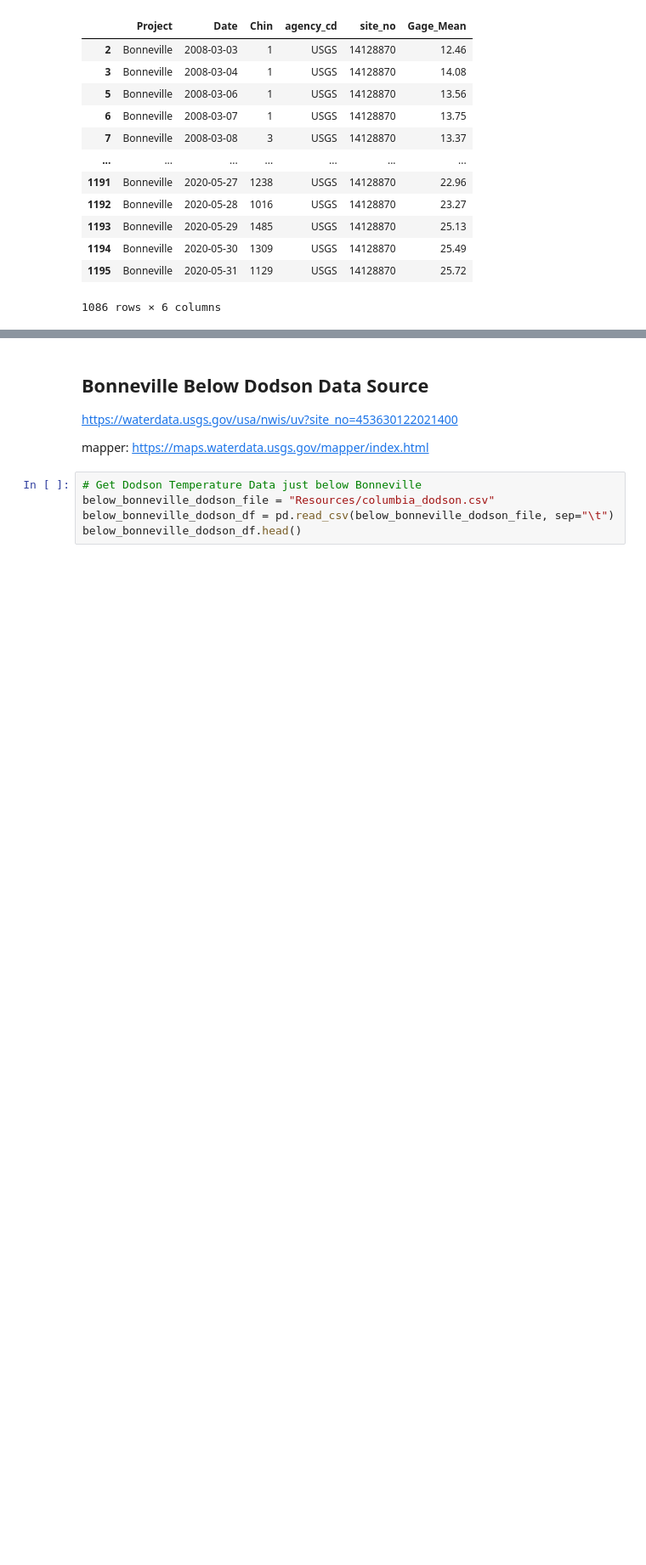
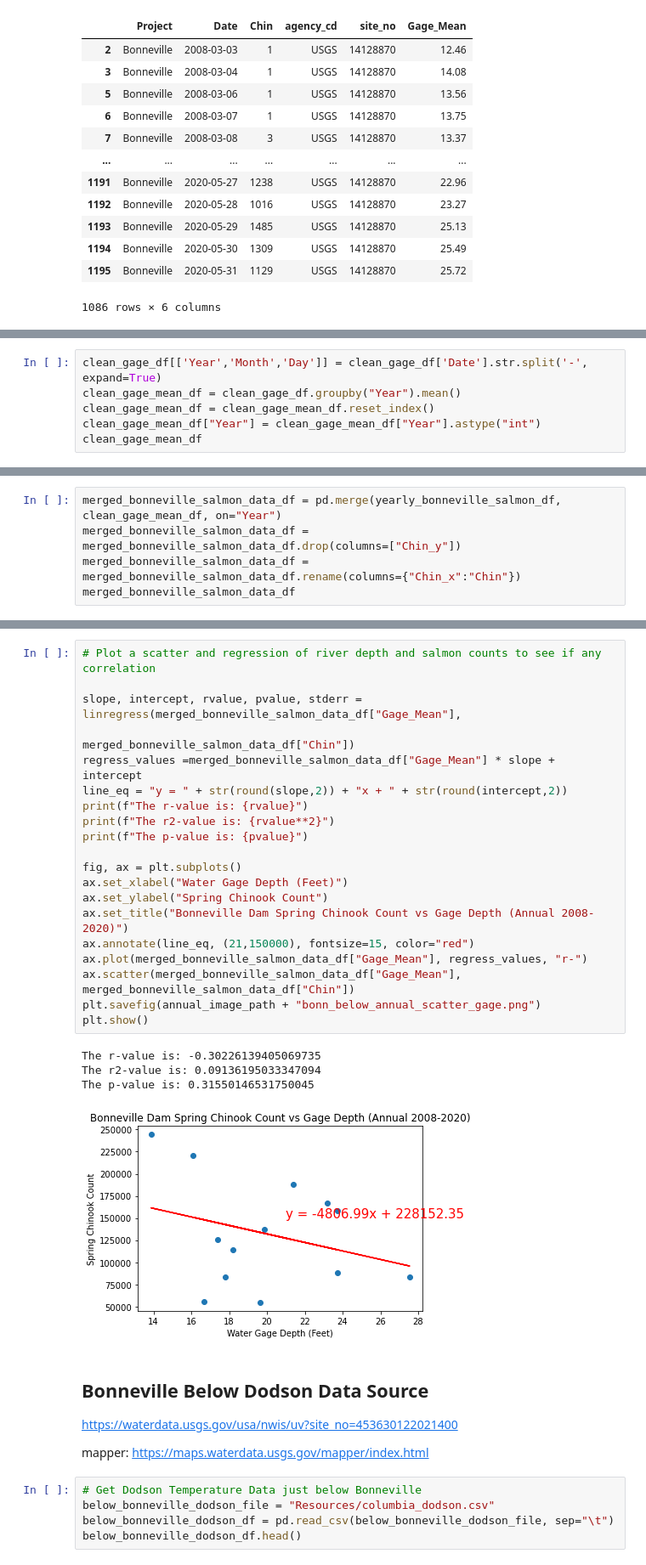
Before and after one commit to jayhjman/bootcamp-project1, a Jupyter notebook: Below-Bonneville-Visual-Daily.ipynb, the cells around one changed output, grey strips where cells are left out. Shown at 85% size. Drawn from its saved outputs; the diff is of its cells as text; blank space fills up the shorter version.

```diff
--- a/Below-Bonneville-Visual-Daily.ipynb
+++ b/Below-Bonneville-Visual-Daily.ipynb
@@ -203,0 +204,6 @@ The p-value is: 0.0020767284639224854
+# %%
+clean_gage_df[['Year','Month','Day']] = clean_gage_df['Date'].str.split('-', expand=True)
+clean_gage_mean_df = clean_gage_df.groupby("Year").mean()
+clean_gage_mean_df = clean_gage_mean_df.reset_index()
+clean_gage_mean_df["Year"] = clean_gage_mean_df["Year"].astype("int")
+clean_gage_mean_df
@@ -203,0 +225,5 @@ The p-value is: 0.0020767284639224854
+# %%
+merged_bonneville_salmon_data_df = pd.merge(yearly_bonneville_salmon_df, clean_gage_mean_df, on="Year")
+merged_bonneville_salmon_data_df = merged_bonneville_salmon_data_df.drop(columns=["Chin_y"])
+merged_bonneville_salmon_data_df = merged_bonneville_salmon_data_df.rename(columns={"Chin_x":"Chin"})
+merged_bonneville_salmon_data_df
@@ -204,3 +245,28 @@ The p-value is: 0.0020767284639224854
+# %%
+# Plot a scatter and regression of river depth and salmon counts to see if any correlation
+
+slope, intercept, rvalue, pvalue, stderr = linregress(merged_bonneville_salmon_data_df["Gage_Mean"],
+                                                      merged_bonneville_salmon_data_df["Chin"])
+regress_values =merged_bonneville_salmon_data_df["Gage_Mean"] * slope + intercept
+line_eq = "y = " + str(round(slope,2)) + "x + " + str(round(intercept,2))
+print(f"The r-value is: {rvalue}")
+print(f"The r2-value is: {rvalue**2}")
+print(f"The p-value is: {pvalue}")
+
+fig, ax = plt.subplots()
+ax.set_xlabel("Water Gage Depth (Feet)")
+ax.set_ylabel("Spring Chinook Count")
+ax.set_title("Bonneville Dam Spring Chinook Count vs Gage Depth (Annual 2008-2020)")
+ax.annotate(line_eq, (21,150000), fontsize=15, color="red")
+ax.plot(merged_bonneville_salmon_data_df["Gage_Mean"], regress_values, "r-")
+ax.scatter(merged_bonneville_salmon_data_df["Gage_Mean"], merged_bonneville_salmon_data_df["Chin"])
+plt.savefig(annual_image_path + "bonn_below_annual_scatter_gage.png")
+plt.show()
+# %% [output]
+The r-value is: -0.30226139405069735
+The r2-value is: 0.09136195033347094
+The p-value is: 0.31550146531750045
+[figure, added]
 # %% [markdown]
 ## Bonneville Below Dodson Data Source
 
```
Also changed, not shown: parts of 10 cells of this notebook, 6 other files.
